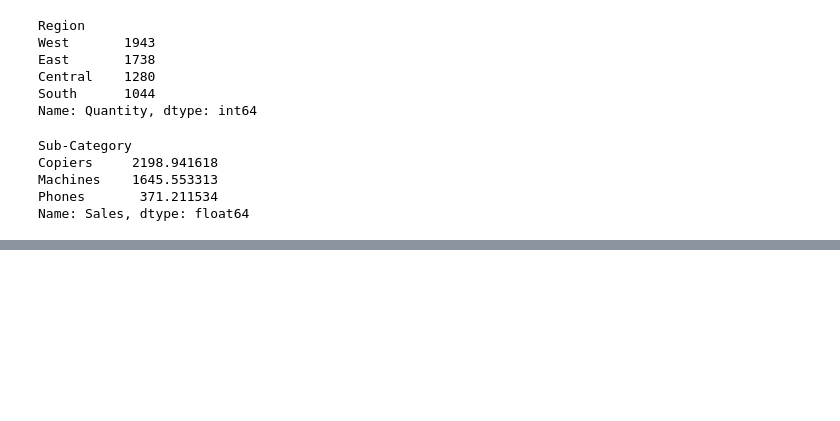
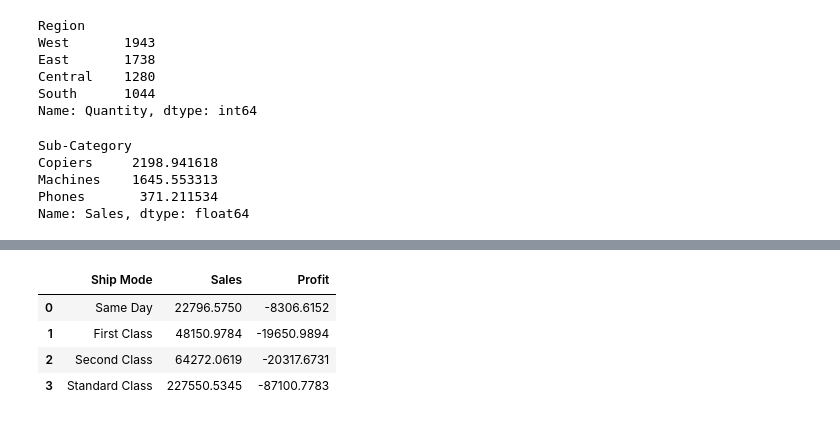
Before and after one commit to rohitdhamke/ml, a Jupyter notebook: panda/practice.ipynb, the cells around one changed output, grey strips where cells are left out. Drawn from its saved outputs; the diff is of its cells as text; code cells hidden in the pictures; blank space fills up the shorter version.

```diff
--- a/panda/practice.ipynb
+++ b/panda/practice.ipynb
@@ -112,0 +145,13 @@ Name: Sales, dtype: float64
+# %%
+# 7
+
+discount = data[data["Discount"] > 0.20]
+discount
+total = discount.groupby("Ship Mode")[["Sales", "Profit"]].sum()
+total.sort_values(by="Profit", ascending=False).reset_index()
+# %% [output]
+|  | Ship Mode | Sales | Profit |
+| 0 | Same Day | 22796.5750 | -8306.6152 |
+| 1 | First Class | 48150.9784 | -19650.9894 |
+| 2 | Second Class | 64272.0619 | -20317.6731 |
+| 3 | Standard Class | 227550.5345 | -87100.7783 |
```
Also changed, not shown: parts of 6 cells of this notebook.
